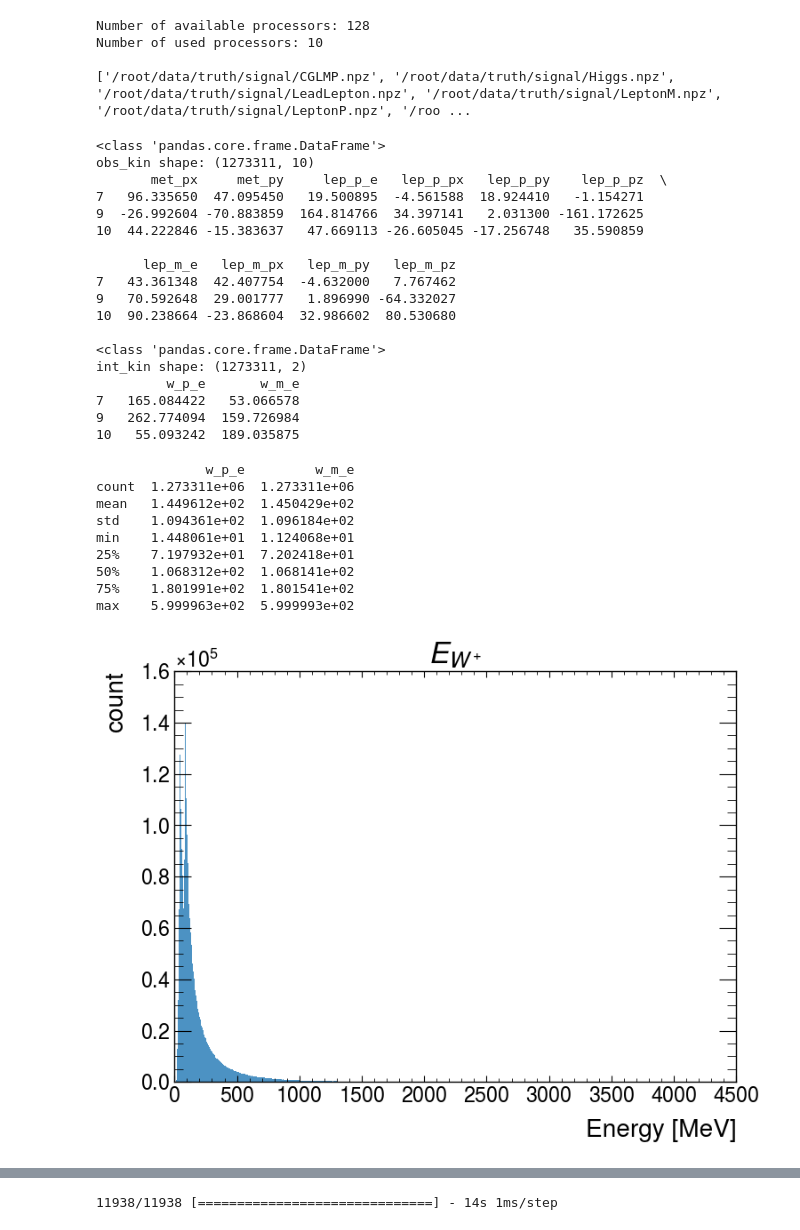
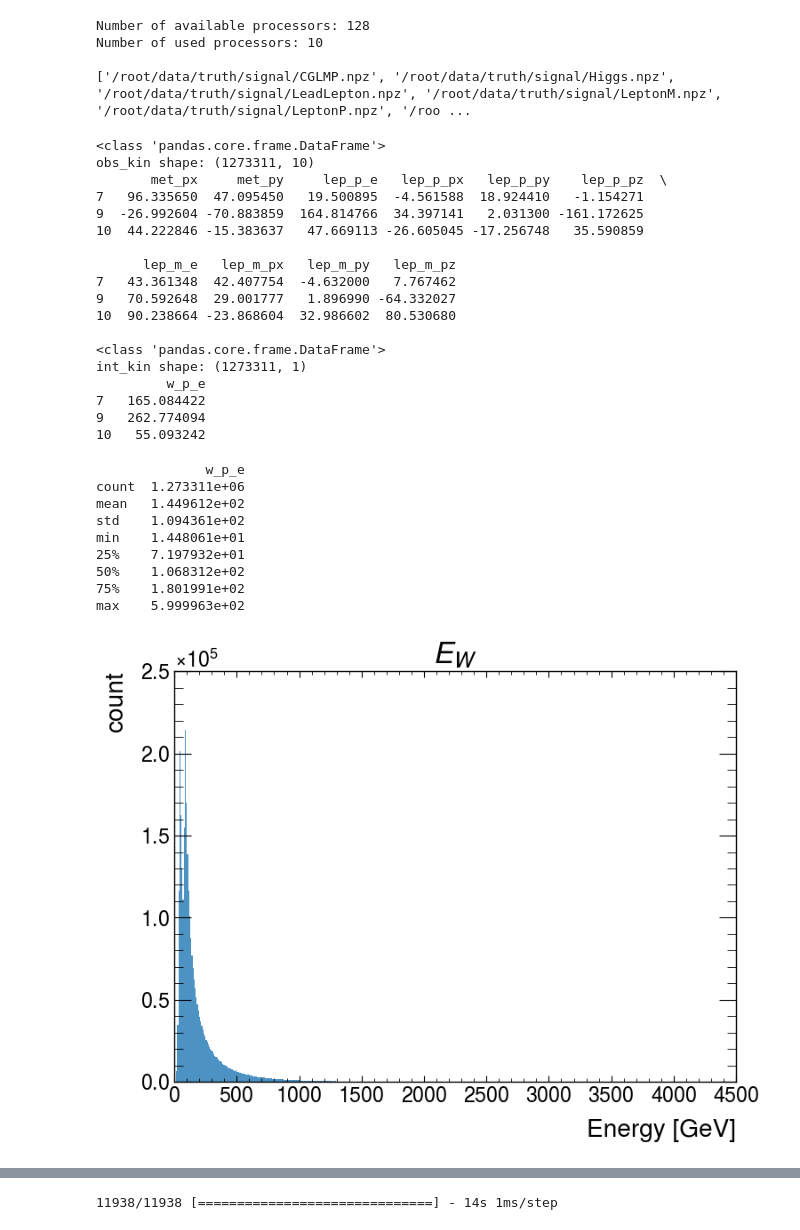
Before and after one commit to yygarypeng/QE-mls, a Jupyter notebook: DNN_modified_w_e.ipynb, the cells around one changed output, grey strips where cells are left out. Drawn from its saved outputs; the diff is of its cells as text; code cells hidden in the pictures.

```diff
--- a/DNN_modified_w_e.ipynb
+++ b/DNN_modified_w_e.ipynb
@@ -97,7 +97,8 @@ print("obs_kin shape:", obs_kin.shape)
 print(obs_kin.head(3))
 print()
 
-int_kin = pd.concat([w_p["w_p_e"], w_m["w_m_e"]], axis=1)[mask]
+# int_kin = pd.concat([w_p["w_p_e"], w_m["w_m_e"]], axis=1)[mask]
+int_kin = pd.concat([w_p["w_p_e"]], axis=1)[mask]
 print(type(int_kin))
 print("int_kin shape:", int_kin.shape)
 print(int_kin.head(3))
@@ -119,33 +120,33 @@ obs_kin shape: (1273311, 10)
 10  90.238664 -23.868604  32.986602  80.530680
 
 <class 'pandas.core.frame.DataFrame'>
-int_kin shape: (1273311, 2)
-         w_p_e       w_m_e
-7   165.084422   53.066578
-9   262.774094  159.726984
-10   55.093242  189.035875
+int_kin shape: (1273311, 1)
+         w_p_e
+7   165.084422
+9   262.774094
+10   55.093242
 # %%
 print(int_kin.describe())
-plt.hist(w_p["w_p_e"], bins=800, alpha=.8)
-plt.title(r"$E_{W^+}$")
-plt.xlabel("Energy [MeV]")
+plt.hist(w_p["w_p_e"], bins=500, alpha=.8)
+plt.title(r"$E_{W}$")
+plt.xlabel("Energy [GeV]")
 plt.ylabel("count")
 # plt.xlim([0,800])
 plt.show()
-plt.hist(w_m["w_m_e"], bins=800, alpha=.8)
-plt.title(r"$E_{W^-}$")
-plt.xlabel("Energy [MeV]")
-plt.ylabel("count")
-# plt.xlim([0,800])
-plt.show()
+# plt.hist(w_m["w_m_e"], bins=800, alpha=.8)
+# plt.title(r"$E_{W^-}$")
+# plt.xlabel("Energy [MeV]")
+# plt.ylabel("count")
+# # plt.xlim([0,800])
+# plt.show()
 # %% [output]
-              w_p_e         w_m_e
-count  1.273311e+06  1.273311e+06
-mean   1.449612e+02  1.450429e+02
-std    1.094361e+02  1.096184e+02
-min    1.448061e+01  1.124068e+01
-25%    7.197932e+01  7.202418e+01
-50%    1.068312e+02  1.068141e+02
-75%    1.801991e+02  1.801541e+02
-max    5.999963e+02  5.999993e+02
+              w_p_e
+count  1.273311e+06
+mean   1.449612e+02
+std    1.094361e+02
+min    1.448061e+01
+25%    7.197932e+01
+50%    1.068312e+02
+75%    1.801991e+02
+max    5.999963e+02
-[figure, old version]
+[figure, new version]
```
Also changed, not shown: parts of 7 cells of this notebook, 13 other files.
